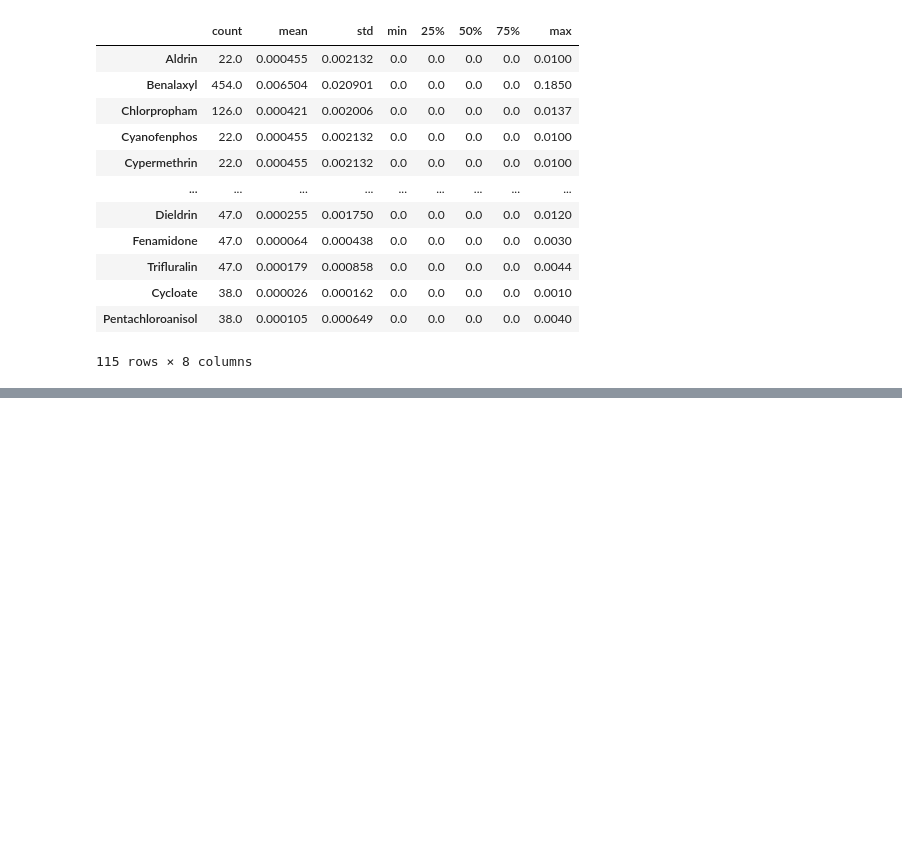
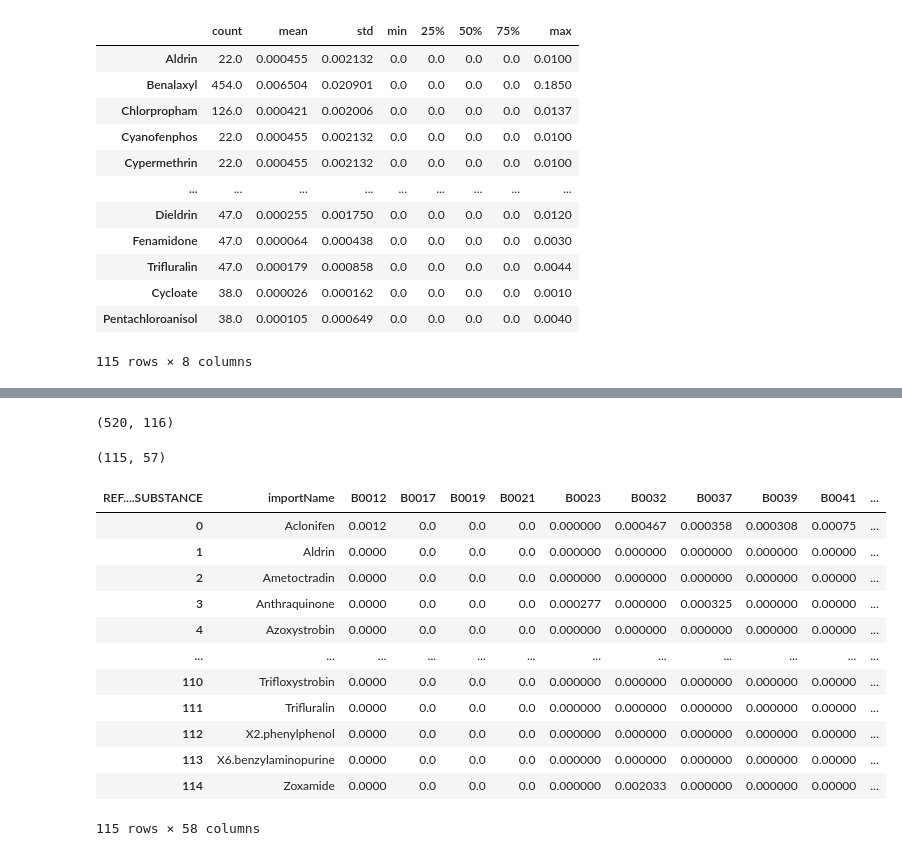
Before and after one commit to Nooreyni/Beeodiversity, a Jupyter notebook: pesticides.ipynb, the cells around one changed output, grey strips where cells are left out. Saved outputs shown, nothing was run; the diff lists cells and outputs as text; code cells hidden in the pictures; blank space fills up the shorter version.

```diff
--- a/pesticides.ipynb
+++ b/pesticides.ipynb
@@ -118,0 +207,36 @@ pt.fillna(0, inplace=True)
+# %%
+# droping period column
+pt_c.drop('PERIOD', inplace=True, axis=1)
+# %%
+pt_c.shape
+# %% [output]
+(520, 116)
+# %%
+# Pivoting copied dataset
+pt_c = pt_c.pivot_table(columns='REF....SUBSTANCE')
+# %%
+pt_c.shape
+# %% [output]
+(115, 57)
+# %%
+# reset index
+pt_c.reset_index(inplace=True)
+# %%
+# renanme columns
+pt_c.rename(columns={'REF....SUBSTANCE': 'index', 'index': 'importName'}, inplace=True)
+# %%
+pt_c
+# %% [output]
+| REF....SUBSTANCE | importName | B0012 | B0017 | B0019 | B0021 | B0023 | B0032 | B0037 | B0039 | B0041 | ... |
+| 0 | Aclonifen | 0.0012 | 0.0 | 0.0 | 0.0 | 0.000000 | 0.000467 | 0.000358 | 0.000308 | 0.00075 | ... |
+| 1 | Aldrin | 0.0000 | 0.0 | 0.0 | 0.0 | 0.000000 | 0.000000 | 0.000000 | 0.000000 | 0.00000 | ... |
+| 2 | Ametoctradin | 0.0000 | 0.0 | 0.0 | 0.0 | 0.000000 | 0.000000 | 0.000000 | 0.000000 | 0.00000 | ... |
+| 3 | Anthraquinone | 0.0000 | 0.0 | 0.0 | 0.0 | 0.000277 | 0.000000 | 0.000325 | 0.000000 | 0.00000 | ... |
+| 4 | Azoxystrobin | 0.0000 | 0.0 | 0.0 | 0.0 | 0.000000 | 0.000000 | 0.000000 | 0.000000 | 0.00000 | ... |
+| ... | ... | ... | ... | ... | ... | ... | ... | ... | ... | ... | ... |
+| 110 | Trifloxystrobin | 0.0000 | 0.0 | 0.0 | 0.0 | 0.000000 | 0.000000 | 0.000000 | 0.000000 | 0.00000 | ... |
+| 111 | Trifluralin | 0.0000 | 0.0 | 0.0 | 0.0 | 0.000000 | 0.000000 | 0.000000 | 0.000000 | 0.00000 | ... |
+| 112 | X2.phenylphenol | 0.0000 | 0.0 | 0.0 | 0.0 | 0.000000 | 0.000000 | 0.000000 | 0.000000 | 0.00000 | ... |
+| 113 | X6.benzylaminopurine | 0.0000 | 0.0 | 0.0 | 0.0 | 0.000000 | 0.000000 | 0.000000 | 0.000000 | 0.00000 | ... |
+| 114 | Zoxamide | 0.0000 | 0.0 | 0.0 | 0.0 | 0.000000 | 0.002033 | 0.000000 | 0.000000 | 0.00000 | ... |
+115 rows × 58 columns
```
Also changed, not shown: parts of 19 cells of this notebook.
